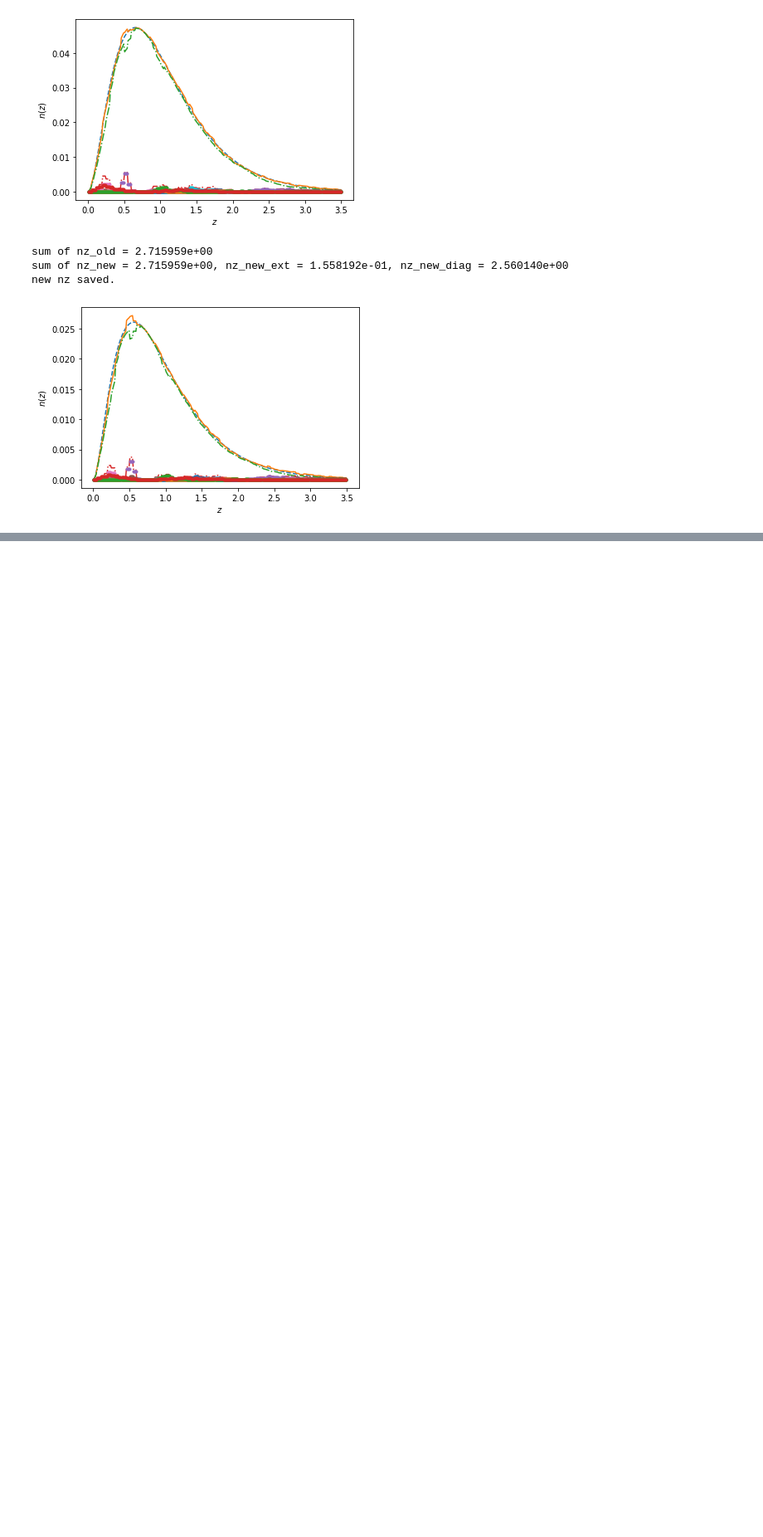
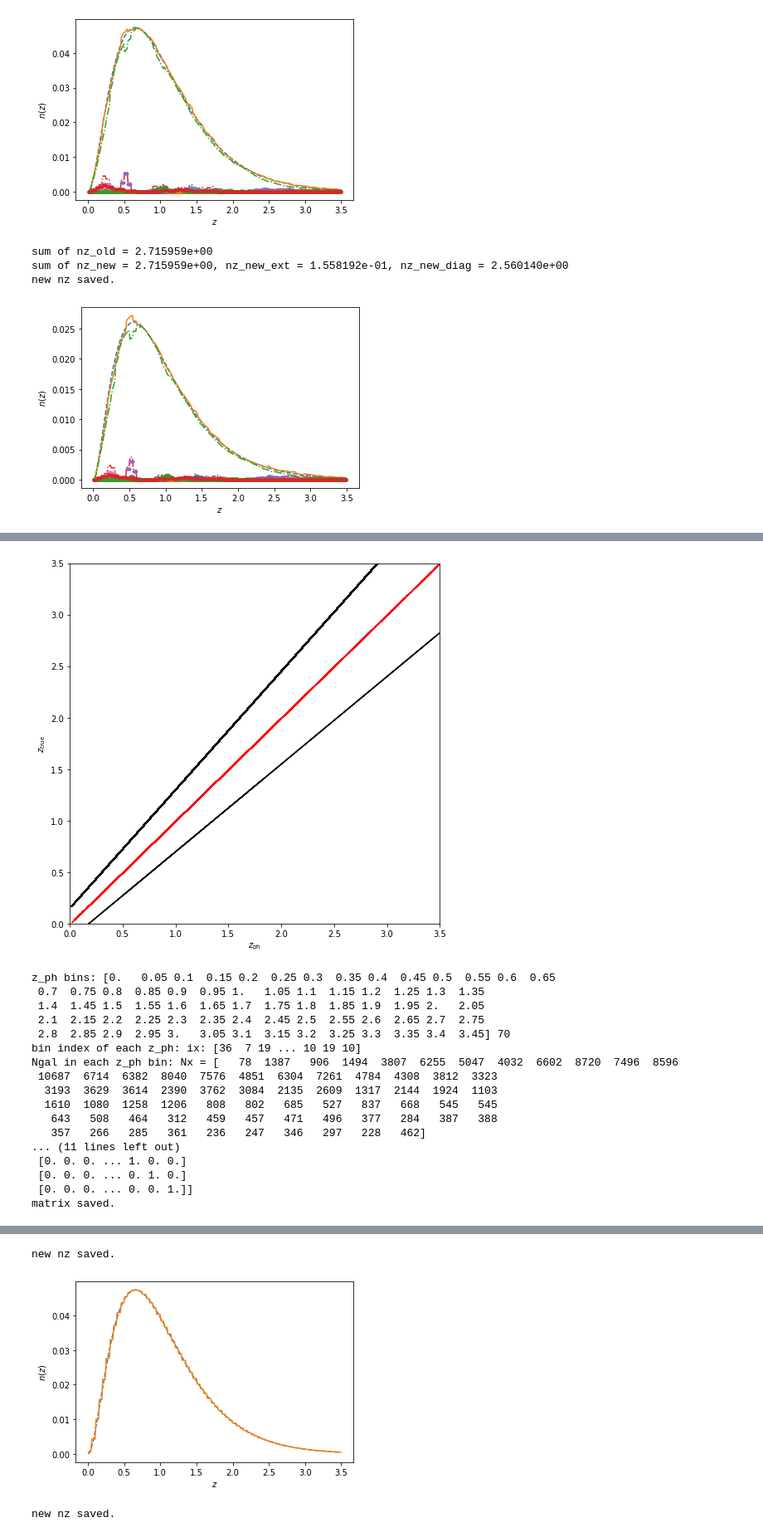
Before and after one commit to CosmoLike/LSSTxSO, a Jupyter notebook: outliers/nz-outliers_testparts.ipynb, the cells around one changed output, grey strips where cells are left out. Shown at 83% size. Cells and saved outputs as stored; diff of their text form; code cells hidden in the pictures; blank space fills up the shorter version.

```diff
--- a/outliers/nz-outliers_testparts.ipynb
+++ b/outliers/nz-outliers_testparts.ipynb
@@ -564,0 +730,31 @@ new nz saved.
+# %%
+simfile = 'Graham20/LSSTyear5_noEuclid_test3.zphot'
+mat_file = simfile[:-6]+'_mat.txt'
+toconvert_files = ['../zdistris/lens_LSSTY6', '../zdistris/src_LSSTY6']
+simY5 = simulation(simfile)
+simY5.plot_scatter()
+mat_norm = simY5.get_stochastic_mat(mat_file=mat_file)
+simY5.plot_mat_norm(mat_norm)
+simY5.convert_nz(mat_norm,toconvert_files)
+mat_norm_ext = simY5.get_stochastic_mat_ext(mat_file=mat_file[:-4]+'_ext_test3.txt')
+simY5.plot_mat_norm(mat_norm_ext)
+simY5.convert_nz_ext(mat_norm_ext,toconvert_files,'ext_test3')
+# %% [output]
+[figure, added]
+z_ph bins: [0.   0.05 0.1  0.15 0.2  0.25 0.3  0.35 0.4  0.45 0.5  0.55 0.6  0.65
+ 0.7  0.75 0.8  0.85 0.9  0.95 1.   1.05 1.1  1.15 1.2  1.25 1.3  1.35
+ 1.4  1.45 1.5  1.55 1.6  1.65 1.7  1.75 1.8  1.85 1.9  1.95 2.   2.05
+ 2.1  2.15 2.2  2.25 2.3  2.35 2.4  2.45 2.5  2.55 2.6  2.65 2.7  2.75
+ 2.8  2.85 2.9  2.95 3.   3.05 3.1  3.15 3.2  3.25 3.3  3.35 3.4  3.45] 70
+bin index of each z_ph: ix: [36  7 19 ... 10 19 10]
+Ngal in each z_ph bin: Nx = [   78  1387   906  1494  3807  6255  5047  4032  6602  8720  7496  8596
+ 10687  6714  6382  8040  7576  4851  6304  7261  4784  4308  3812  3323
+  3193  3629  3614  2390  3762  3084  2135  2609  1317  2144  1924  1103
+  1610  1080  1258  1206   808   802   685   527   837   668   545   545
+   643   508   464   312   459   457   471   496   377   284   387   388
+   357   266   285   361   236   247   346   297   228   462]
+... (11 lines left out)
+ [0. 0. 0. ... 1. 0. 0.]
+ [0. 0. 0. ... 0. 1. 0.]
+ [0. 0. 0. ... 0. 0. 1.]]
+matrix saved.
@@ -564,0 +762,3 @@ new nz saved.
+new nz saved.
+[figure, added]
+new nz saved.
```
Also changed, not shown: parts of 8 cells of this notebook, 9 other files.
